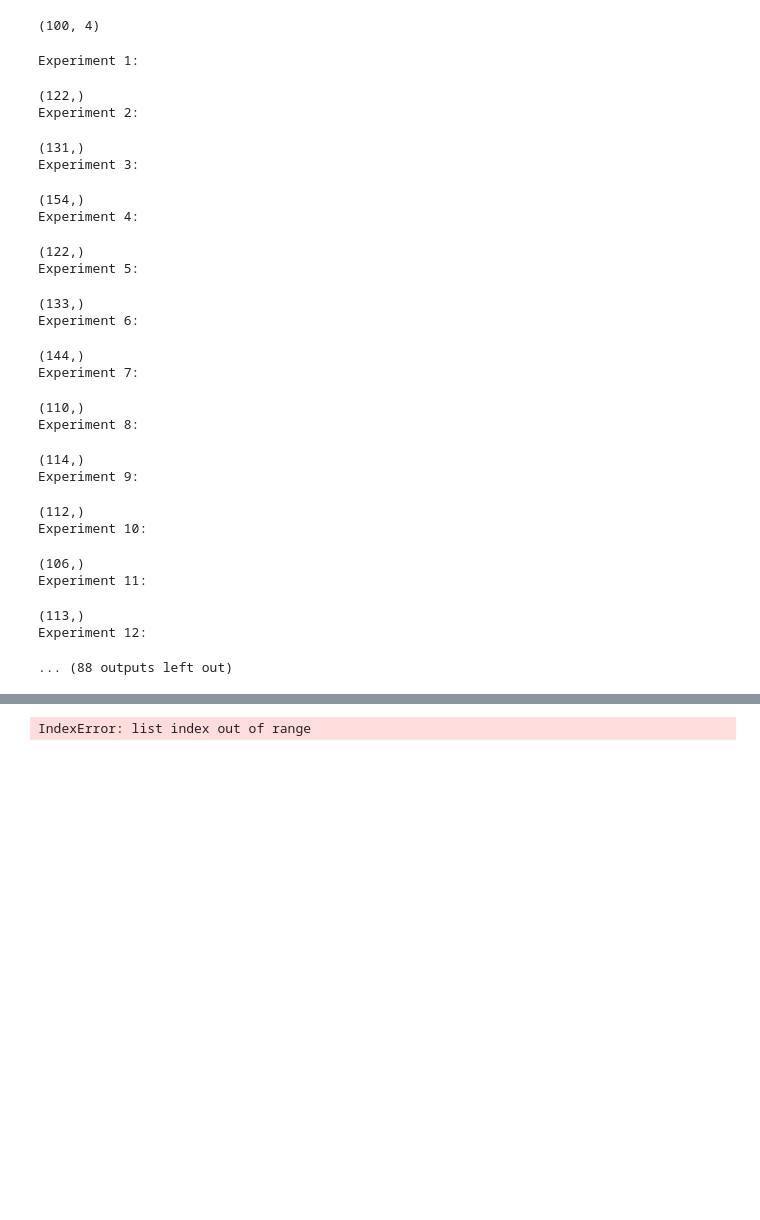
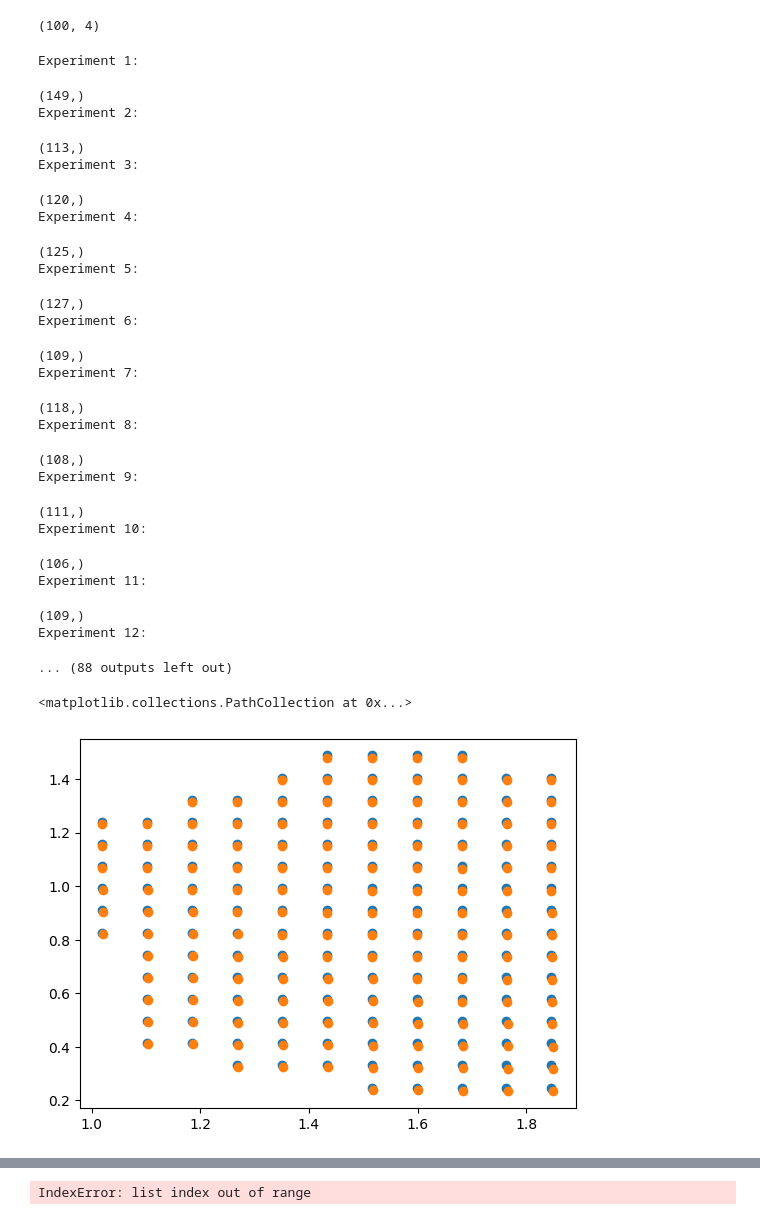
Before and after one commit to fly-pigTH/EquiMus, a Jupyter notebook: src/simulation_verify/static/exp.ipynb, the cells around one changed output, grey strips where cells are left out. Saved outputs shown, nothing was run; the diff lists cells and outputs as text; code cells hidden in the pictures; blank space fills up the shorter version.

```diff
--- a/src/simulation_verify/static/exp.ipynb
+++ b/src/simulation_verify/static/exp.ipynb
@@ -402,10 +404,10 @@ parameter_set.shape
 (100, 4)
 # %%
 multi_exp_data = []
-theta_1_theo_tabel = []
-theta_2_theo_tabel = []
-theta_1_sim_tabel = []
-theta_2_sim_tabel = []
+theta_1_theo_table = []
+theta_2_theo_table = []
+theta_1_sim_table = []
+theta_2_sim_table = []
 
 for i in range(n):
     print(f"Experiment {i+1}:")
@@ -437,33 +439,65 @@ for i in range(n):
         "MaxAE_theta_1": MaxAE_theta_1,
         "MaxAE_theta_2": MaxAE_theta_2,
         "valid_exp_num": valid_exp_num,
+
+        # original data
+        "theta_1_theo": theta_1_theo_array,
+        "theta_2_theo": theta_2_theo_array,
+        "theta_1_sim": theta_1_sim_array,
+        "theta_2_sim": theta_2_sim_array,
     })
-    theta_1_theo_tabel.append(theta_1_theo_array)
-    theta_2_theo_tabel.append(theta_2_theo_array)
-    theta_1_sim_tabel.append(theta_1_sim_array)
-    theta_2_sim_tabel.append(theta_2_sim_array)
+    theta_1_theo_table.append(theta_1_theo_array)
+    theta_2_theo_table.append(theta_2_theo_array)
+    theta_1_sim_table.append(theta_1_sim_array)
+    theta_2_sim_table.append(theta_2_sim_array)
 # %% [output]
 Experiment 1:
-(122,)
+(149,)
 Experiment 2:
-(131,)
+(113,)
 Experiment 3:
-(154,)
+(120,)
 Experiment 4:
-(122,)
+(125,)
 Experiment 5:
-(133,)
+(127,)
 Experiment 6:
-(144,)
+(109,)
 Experiment 7:
-(110,)
+(118,)
 Experiment 8:
-(114,)
+(108,)
 Experiment 9:
-(112,)
+(111,)
 Experiment 10:
 (106,)
 Experiment 11:
-(113,)
+(109,)
 Experiment 12:
 ... (88 outputs left out)
+# %%
+# 保存为 pickle
+with open("./exp_data/theta_1_theo_table.pkl", "wb") as f:
+    pickle.dump(theta_1_theo_table, f)
+with open("./exp_data/theta_2_theo_table.pkl", "wb") as f:
+    pickle.dump(theta_2_theo_table, f)
+with open("./exp_data/theta_1_sim_table.pkl", "wb") as f:
+    pickle.dump(theta_1_sim_table, f)
+with open("./exp_data/theta_2_sim_table.pkl", "wb") as f:
+    pickle.dump(theta_2_sim_table, f)
+# %%
+# load the pickle
+with open("./exp_data/theta_1_theo_table.pkl", "rb") as f:
+    theta_1_theo_table = pickle.load(f)
+with open("./exp_data/theta_2_theo_table.pkl", "rb") as f:
+    theta_2_theo_table = pickle.load(f)
+with open("./exp_data/theta_1_sim_table.pkl", "rb") as f:
+    theta_1_sim_table = pickle.load(f)
+with open("./exp_data/theta_2_sim_table.pkl", "rb") as f:
+    theta_2_sim_table = pickle.load(f)
+# %%
+plt.scatter(theta_1_theo_table[0], theta_2_theo_table[0])
+plt.scatter(theta_1_sim_table[0], theta_2_sim_table[0])
+# %% [output]
+<matplotlib.collections.PathCollection at 0x...>
+[figure, added]
```
Also changed, not shown: parts of 7 cells of this notebook, 11 other files.
